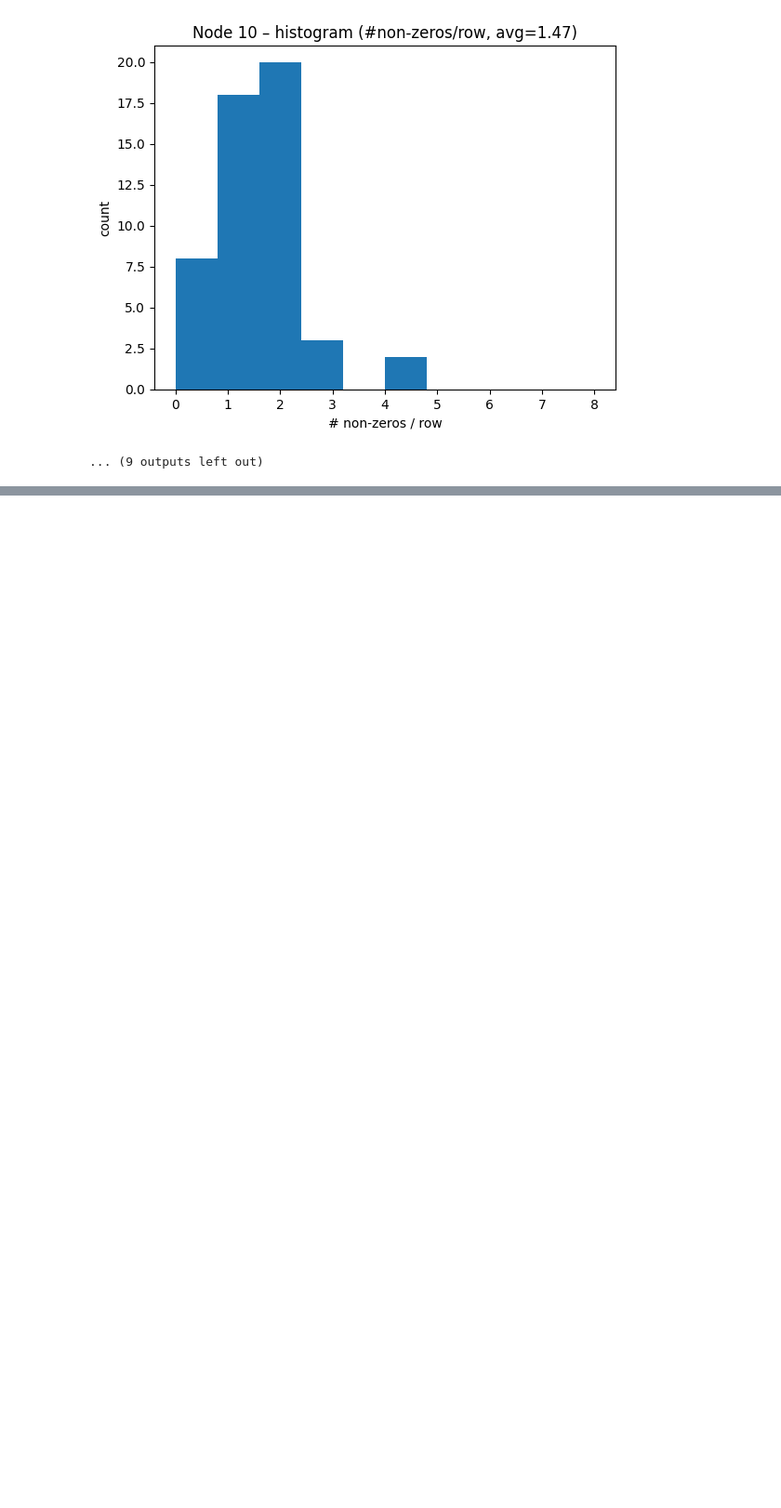
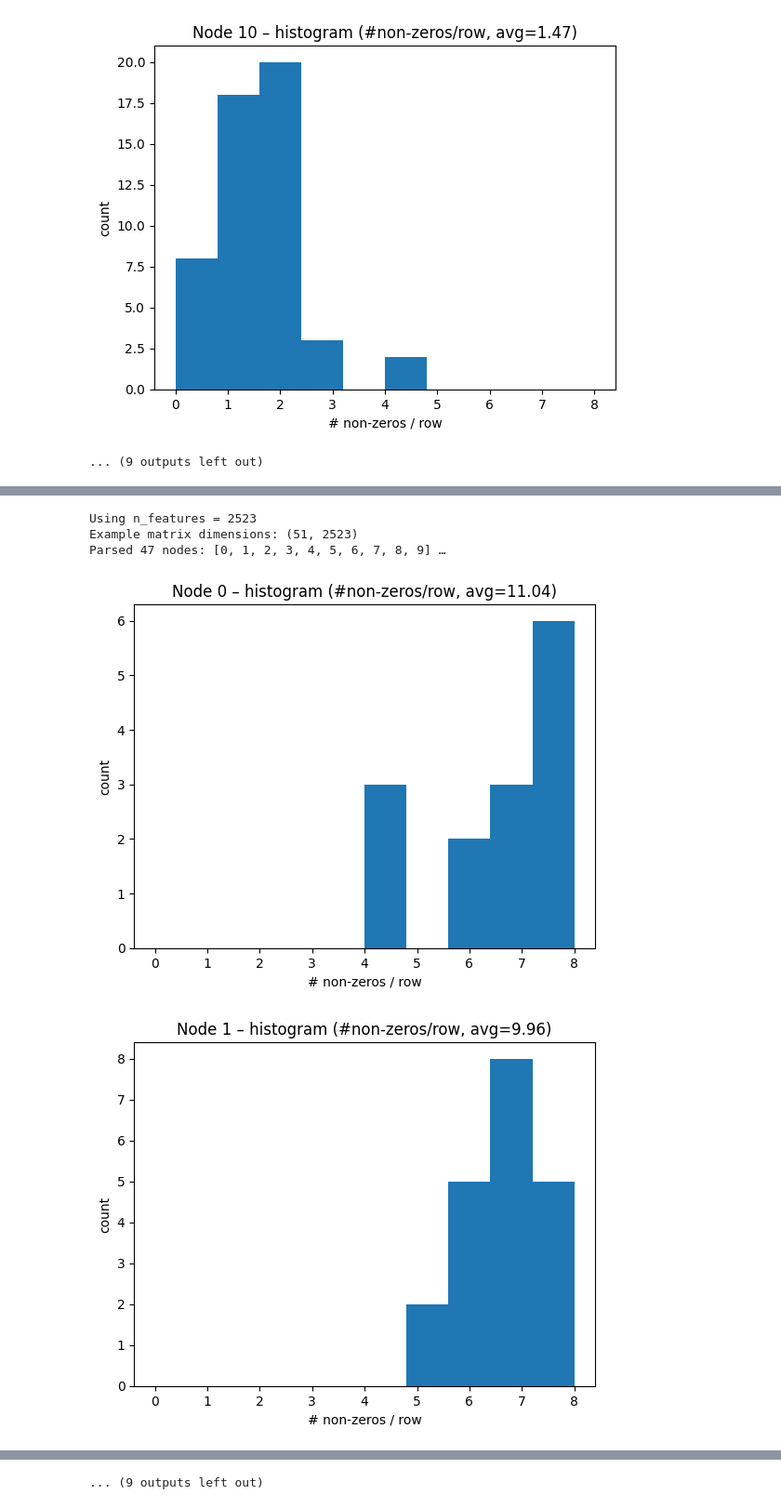
Before and after one commit to topyoon2025-art/gpu_accel_ydf, a Jupyter notebook: benchmarks/src/plot_ydf_projection_matrix.ipynb, the cells around one changed output, grey strips where cells are left out. Shown at 93% size. Cells and saved outputs as stored; diff of their text form; code cells hidden in the pictures; blank space fills up the shorter version.

```diff
--- a/benchmarks/src/plot_ydf_projection_matrix.ipynb
+++ b/benchmarks/src/plot_ydf_projection_matrix.ipynb
@@ -341,0 +678,8 @@ Parsed 45 nodes: [0, 1, 2, 3, 4, 5, 6, 7, 8, 9] …
+# %%
+_ = parse_and_plot_matrices(file_path="../results/ydf_projection_matrices/projection_matrices_seed21_allow_empty_pdf_10.txt", n_features=2523, ridgeplot_title="MIGHT Seed 21. 51 Projections, p_d_f=10", projection_density_factor=10)
+# %% [output]
+Using n_features = 2523
+Example matrix dimensions: (51, 2523)
+Parsed 47 nodes: [0, 1, 2, 3, 4, 5, 6, 7, 8, 9] …
+[figure, added]
+[figure, added]
@@ -341,0 +695 @@ Parsed 45 nodes: [0, 1, 2, 3, 4, 5, 6, 7, 8, 9] …
+... (9 outputs left out)
```
Also changed, not shown: parts of 7 cells of this notebook, 8 other files.
